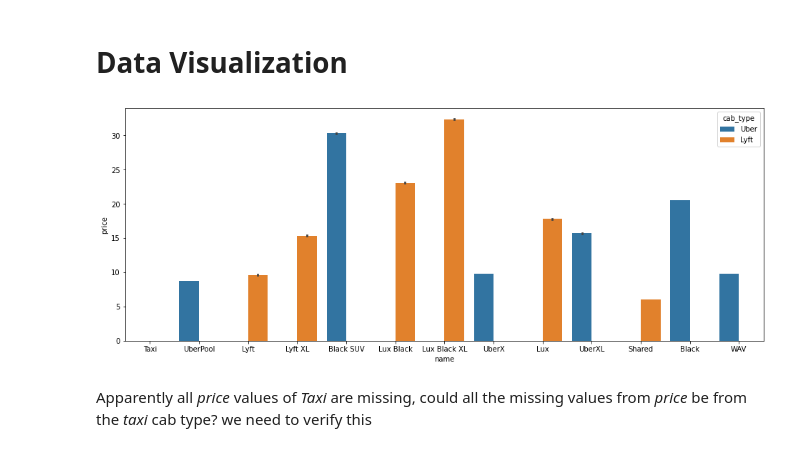
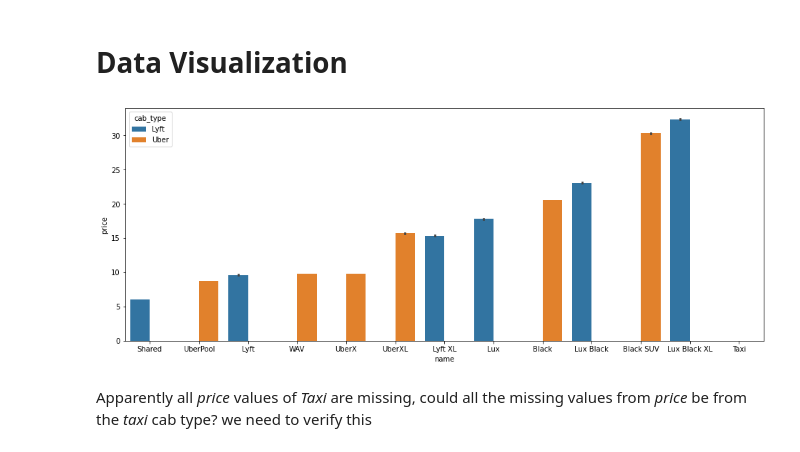
Before and after one commit to aymanmostafa11/Taxi-Ride-Fare-Prediction, a Jupyter notebook: ML Project.ipynb, the cells around one changed output. Saved outputs shown, nothing was run; the diff lists cells and outputs as text; code cells hidden in the pictures.

```diff
--- a/ML Project.ipynb
+++ b/ML Project.ipynb
@@ -27,8 +26,8 @@ from sklearn import linear_model
 from sklearn import metrics
 from sklearn.model_selection import train_test_split
 # %%
-taxiRides = pd.read_csv('taxi-rides.csv')
-weather = pd.read_csv('weather.csv')
+taxiRides = pd.read_csv('taxi/taxi-rides.csv')
+weather = pd.read_csv('taxi/weather.csv')
 # %%
 print(f"Taxi Rides has {taxiRides.shape[0]} Rows and {taxiRides.shape[1]} Columns")
 taxiRides.head()
@@ -277,11 +276,14 @@ def encode(feature):
 # %% [markdown]
 # Data Visualization
 # %%
+# to make the bars sorted
+mergedData.sort_values('price', inplace=True)
+
 plt.figure(figsize =(16,6))
 sns.barplot(data=mergedData,x='name',y='price',hue='cab_type')
 plt.show()
 # %% [output]
-[figure, old version]
+[figure, new version]
 # %% [markdown]
 Apparently all *price* values of *Taxi* are missing, could all the missing values from *price* be from the *taxi* cab type? we need to verify this
 # %%
```
Also changed, not shown: parts of 19 cells of this notebook, 2 other files.
